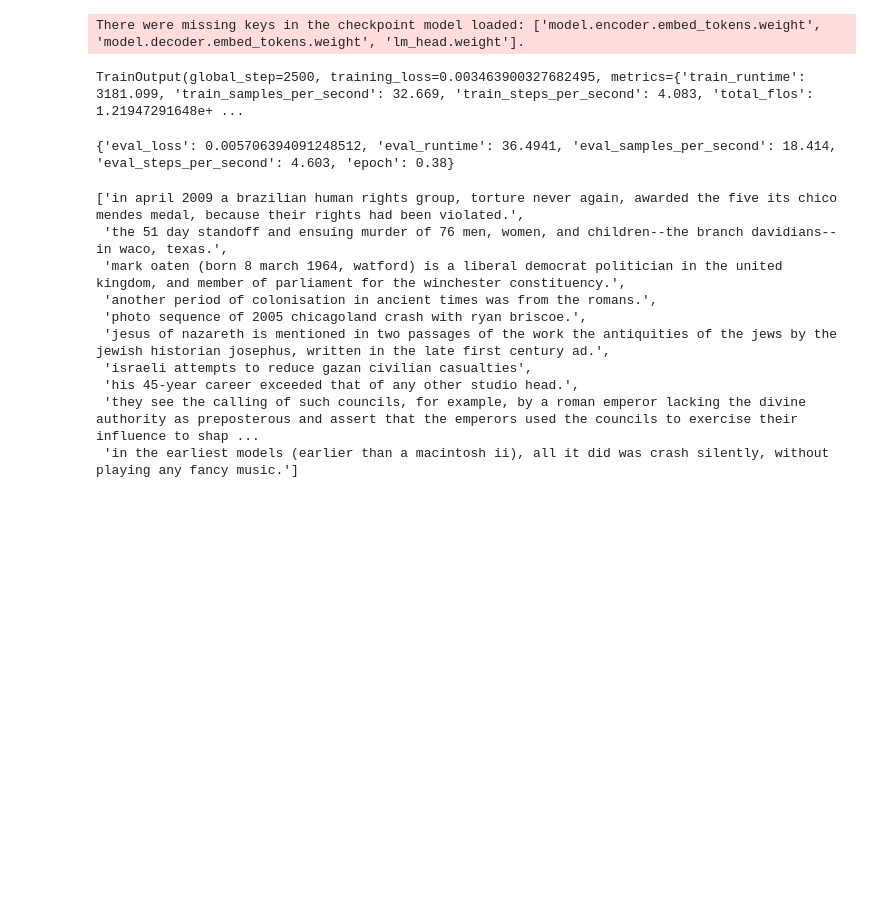
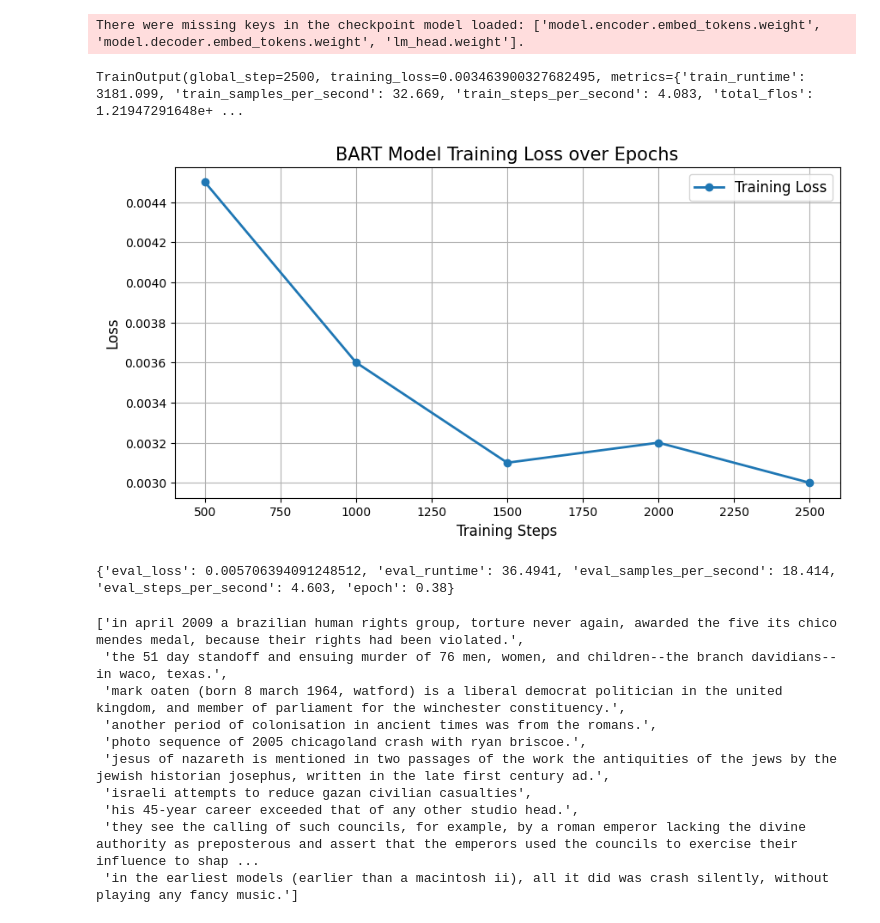
Before and after one commit to RU-Insane/Debiasing-Text-With-Style-Transfer, a Jupyter notebook: notebooks/bart_finetuned.ipynb, the cells around one changed output. Drawn from its saved outputs; the diff is of its cells as text; code cells hidden in the pictures; blank space fills up the shorter version.

Commit message:
Added performance plot

```diff
--- a/notebooks/bart_finetuned.ipynb
+++ b/notebooks/bart_finetuned.ipynb
@@ -115,6 +117,37 @@ trainer.train()
 | 2500 | 0.003000 | 0.006137 |
 There were missing keys in the checkpoint model loaded: ['model.encoder.embed_tokens.weight', 'model.decoder.embed_tokens.weight', 'lm_head.weight'].
 TrainOutput(global_step=2500, training_loss=0.003463900327682495, metrics={'train_runtime': 3181.099, 'train_samples_per_second': 32.669, 'train_steps_per_second': 4.083, 'total_flos': 1.21947291648e+ ...
+# %%
+# Training steps
+steps = [500, 1000, 1500, 2000, 2500]
+
+# Training and validation loss values
+training_loss = [0.004500, 0.003600, 0.003100, 0.003200, 0.003000]
+
+# Create a figure and a set of subplots
+fig, ax = plt.subplots(figsize=(10, 5))
+
+# Plot training loss
+ax.plot(steps, training_loss, label='Training Loss', marker='o', linestyle='-', linewidth=2)
+
+# Set title and labels
+ax.set_title('BART Model Training Loss over Epochs', fontsize=15)
+ax.set_xlabel('Training Steps', fontsize=12)
+ax.set_ylabel('Loss', fontsize=12)
+
+# Set grid
+ax.grid(True)
+
+# Set legend
+ax.legend(fontsize=12)
+
+# Save the plot
+plt.savefig('../figures/bart_training_loss.png')
+
+# Show the plot
+plt.show()
+# %% [output]
+[figure, added]
 # %%
 # Save the fine-tuned BART model
 model_path = "../../models/bart-base"
```
Also changed, not shown: parts of 2 cells of this notebook, 1 other file.
